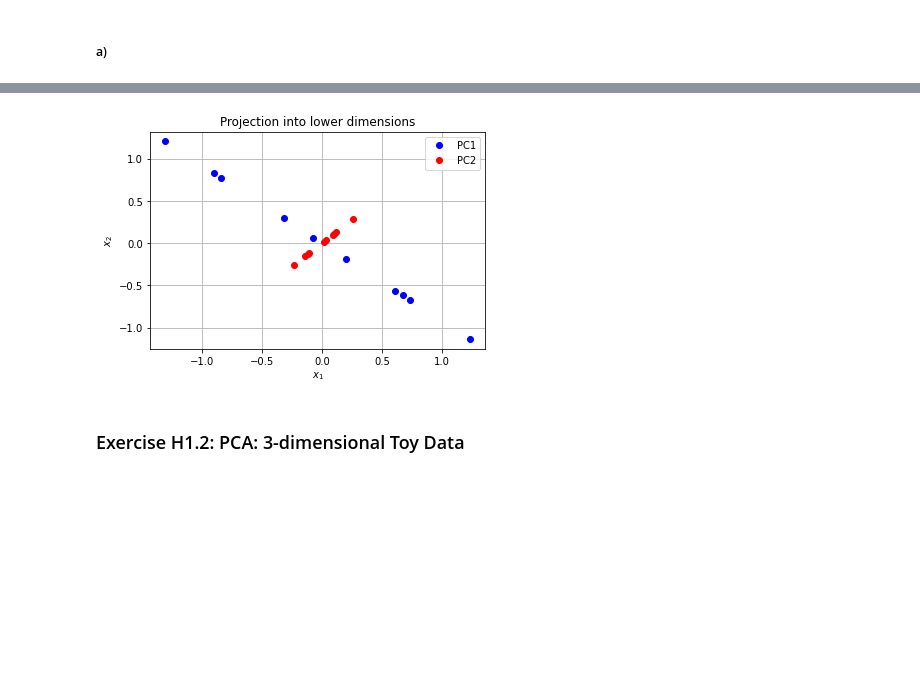
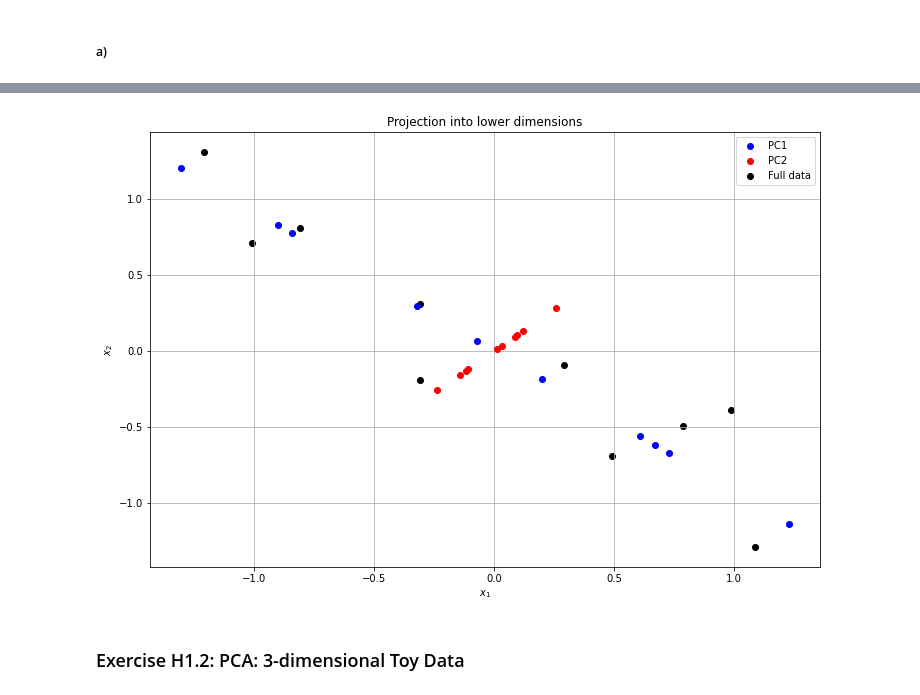
Before and after one commit to iyhabz/MI_2, a Jupyter notebook: Ue_1/sheet01_solved.ipynb, the cells around one changed output, grey strips where cells are left out. Cells and saved outputs as stored; diff of their text form; code cells hidden in the pictures; blank space fills up the shorter version.

```diff
--- a/Ue_1/sheet01_solved.ipynb
+++ b/Ue_1/sheet01_solved.ipynb
@@ -44,11 +46,11 @@ sorted_index = np.argsort(eig_value)[::-1] # From highest to lowest
 eig_value_sorted = eig_value[sorted_index]
 eig_vector_sorted = eig_vector[:, sorted_index]
 
-# Transforms centered data to one with diagonal covariance
-data_transformed = np.dot(data_centered.T, eig_vector_sorted)
+# Transforms centered data to one with diagonal covariance (u = M^t x)
+data_transformed = np.dot(eig_vector_sorted.T, data_centered)
 
 # Plots
-plt.scatter(data_transformed[:,0], data_transformed[:, 1], marker = 'o', color = 'b')
+plt.scatter(data_transformed[0], data_transformed[1], marker = 'o', color = 'b')
 plt.xlabel('$x_{transf. 1}$')
 plt.ylabel('$x_{transf. 2}$')
 plt.title("Transformed data")
@@ -62,21 +71,23 @@ plt.show()
 # %%
-# PCs and projections of the data
+# PCs and projections of the data into PC1 and PC2
 e1 = eig_vector_sorted[:,0]
 e2 = eig_vector_sorted[:,1]
-a1 = np.dot(e1, data_centered)
-a2 = np.dot(e2, data_centered)
+data_pc1 = np.array([u1*e1 for u1 in data_transformed[0]]).T
+data_pc2 = np.array([u2*e2 for u2 in data_transformed[1]]).T
 
 # Plots
-plt.plot( a1*e1[0], a1*e1[1], 'bo', label = "PC1")
-plt.plot( a2*e2[0], a2*e2[1], 'ro', label = "PC2")
+plt.figure(figsize=(12,8))
+plt.plot( data_pc1[0], data_pc1[1], 'bo', label = "PC1")
+plt.plot( data_pc2[0], data_pc2[1], 'ro', label = "PC2")
+plt.scatter( data_centered[0], data_centered[1], color = 'black', label = "Full data")
 plt.xlabel('$x_{1}$')
 plt.ylabel('$x_{2}$')
 plt.title("Projection into lower dimensions")
 plt.grid()
 plt.legend()
 plt.show()
 # %% [output]
-[figure, old version]
+[figure, new version]
 # %% [markdown]
 ### Exercise H1.2: PCA: 3-dimensional Toy Data
 # %% [markdown]
```
Also changed, not shown: parts of 19 cells of this notebook, 1 other file.
